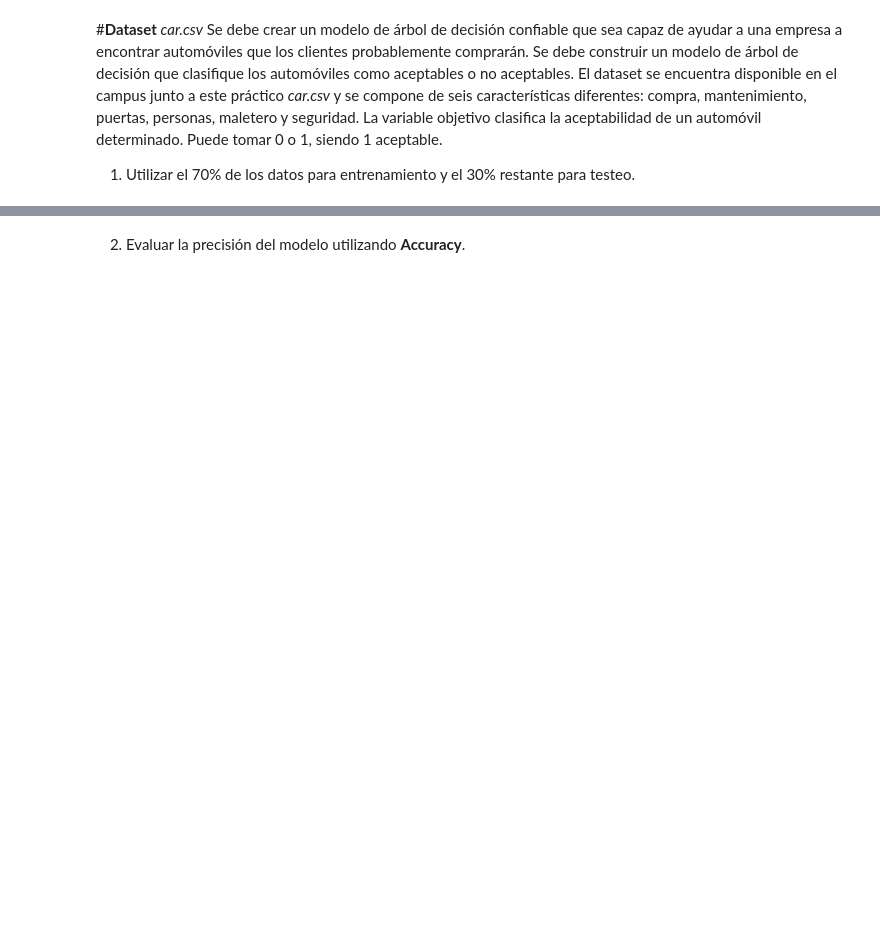
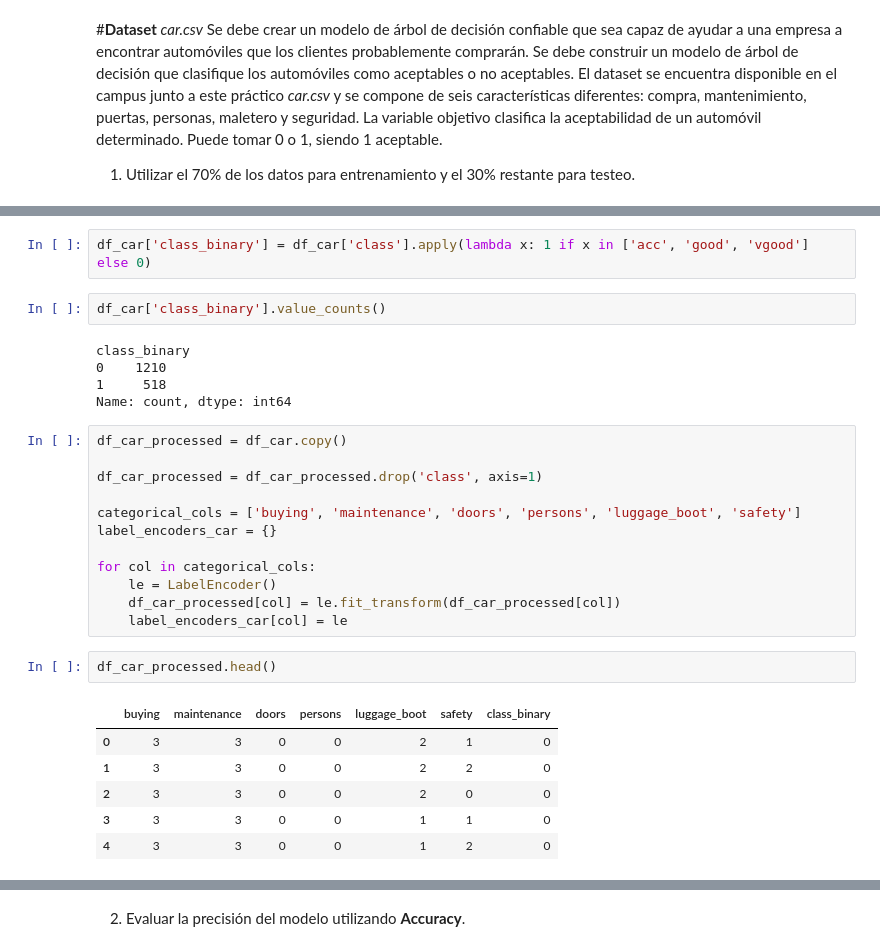
Before and after one commit to LeandroRodrigoMolina/IA_FCAD_2025_1er_Cuatri, a Jupyter notebook: U7/TP5_Aprendizaje.ipynb, the cells around one changed output, grey strips where cells are left out. Drawn from its saved outputs; the diff is of its cells as text; blank space fills up the shorter version.

```diff
--- a/U7/TP5_Aprendizaje.ipynb
+++ b/U7/TP5_Aprendizaje.ipynb
@@ -283,0 +336,30 @@ El dataset se encuentra disponible en el campus junto a este práctico *car.csv*
+# %%
+df_car['class_binary'] = df_car['class'].apply(lambda x: 1 if x in ['acc', 'good', 'vgood'] else 0)
+# %%
+df_car['class_binary'].value_counts()
+# %% [output]
+class_binary
+0    1210
+1     518
+Name: count, dtype: int64
+# %%
+df_car_processed = df_car.copy()
+
+df_car_processed = df_car_processed.drop('class', axis=1)
+
+categorical_cols = ['buying', 'maintenance', 'doors', 'persons', 'luggage_boot', 'safety']
+label_encoders_car = {}
+
+for col in categorical_cols:
+    le = LabelEncoder()
+    df_car_processed[col] = le.fit_transform(df_car_processed[col])
+    label_encoders_car[col] = le
+# %%
+df_car_processed.head()
+# %% [output]
+|  | buying | maintenance | doors | persons | luggage_boot | safety | class_binary |
+| 0 | 3 | 3 | 0 | 0 | 2 | 1 | 0 |
+| 1 | 3 | 3 | 0 | 0 | 2 | 2 | 0 |
+| 2 | 3 | 3 | 0 | 0 | 2 | 0 | 0 |
+| 3 | 3 | 3 | 0 | 0 | 1 | 1 | 0 |
+| 4 | 3 | 3 | 0 | 0 | 1 | 2 | 0 |
```
Also changed, not shown: parts of 40 cells of this notebook, 1 other file.
